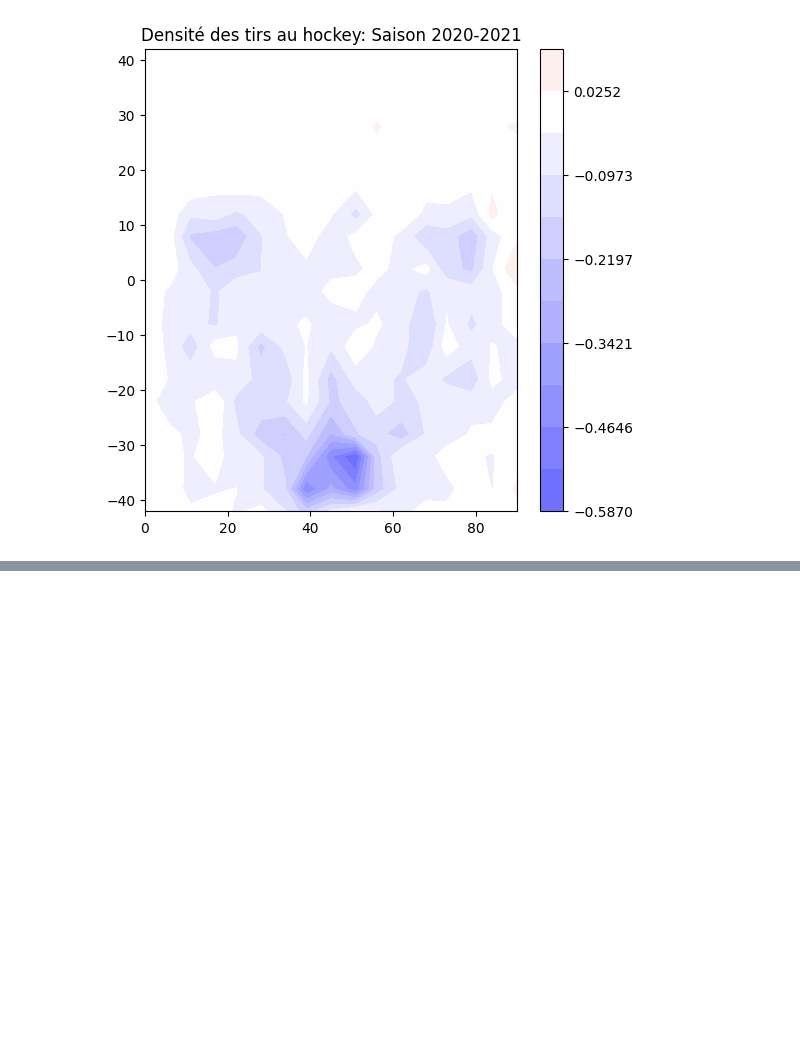
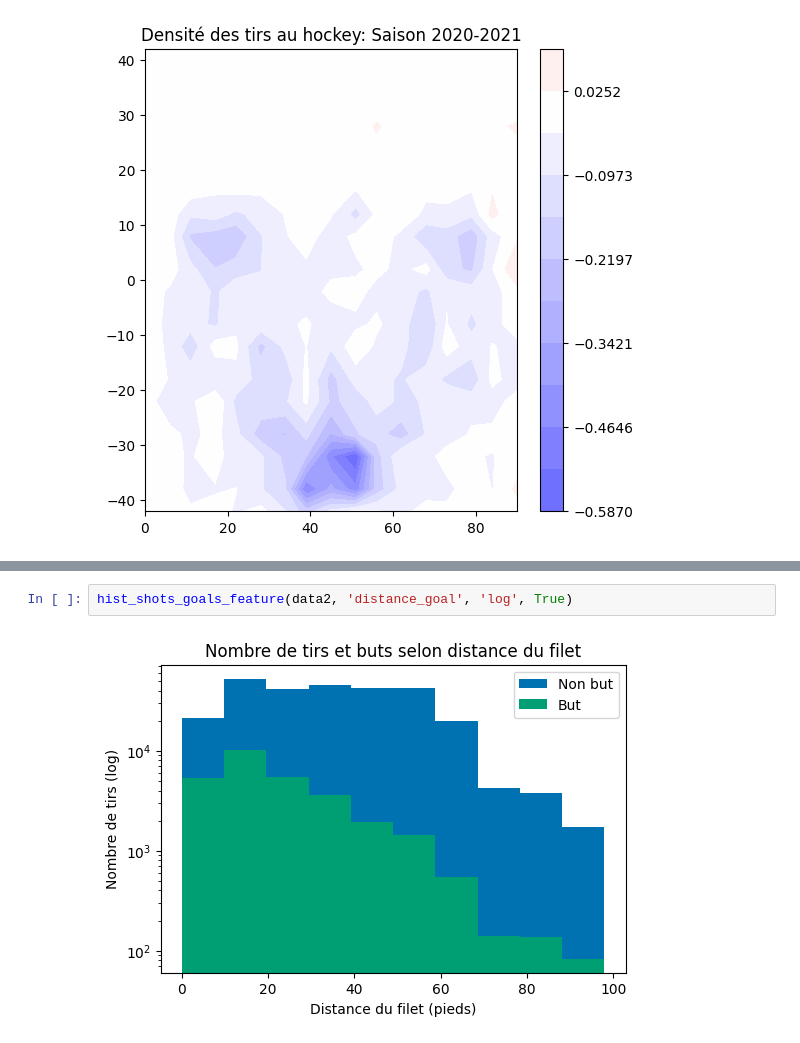
Before and after one commit to mathieupelo/ift6758-A08, a Jupyter notebook: notebooks/visualisation.ipynb, the cells around one changed output, grey strips where cells are left out. Cells and saved outputs as stored; diff of their text form; blank space fills up the shorter version.

```diff
--- a/notebooks/visualisation.ipynb
+++ b/notebooks/visualisation.ipynb
@@ -80,0 +95,4 @@ plt.show()
+# %%
+hist_shots_goals_feature(data2, 'distance_goal', 'log', True)
+# %% [output]
+[figure, added]
```
Also changed, not shown: parts of 13 cells of this notebook, 1 other file.
